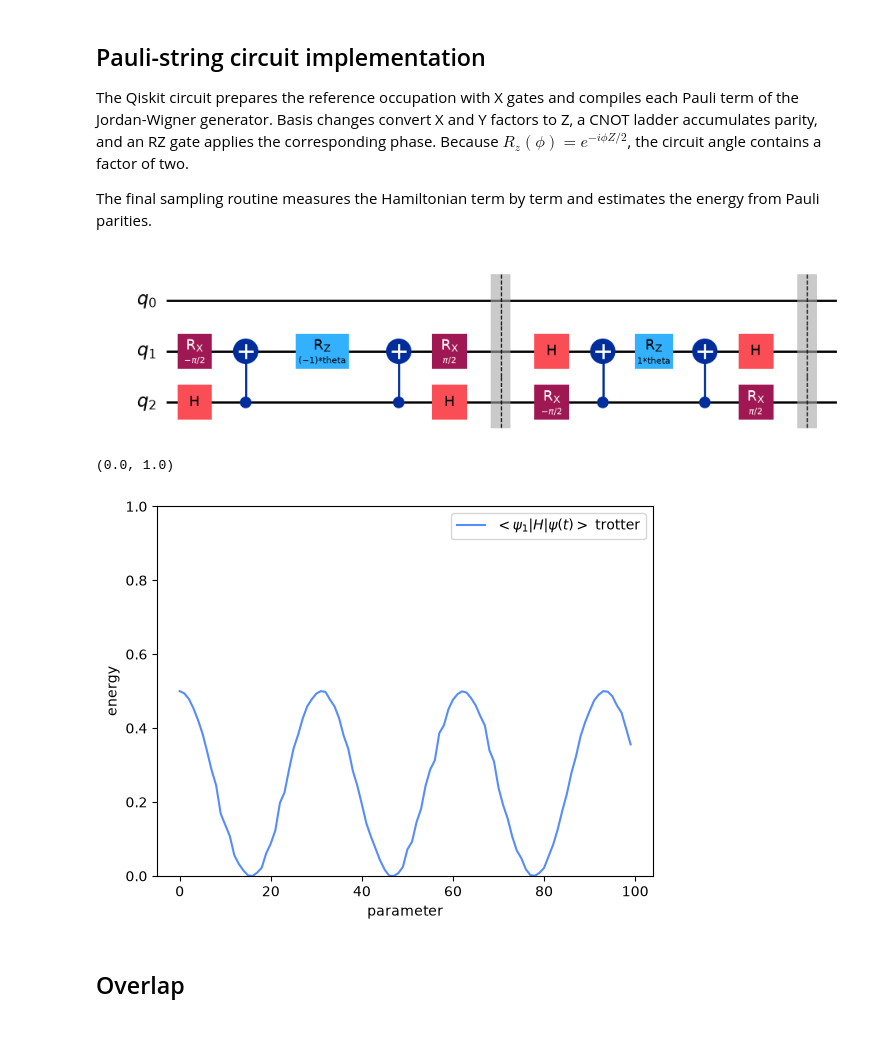
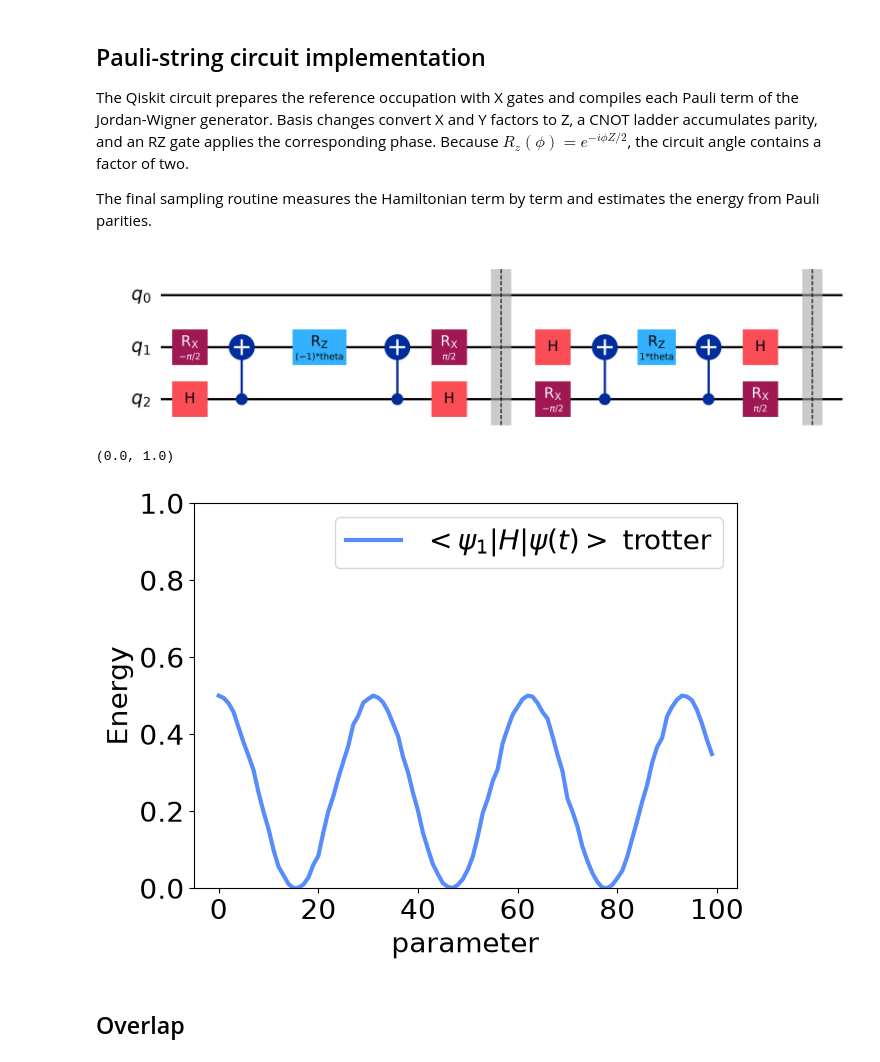
Before and after one commit to abelcarreras/CourseQuantumComputing, a Jupyter notebook: session_2/coupled_cluster.ipynb, the cells around one changed output. Cells and saved outputs as stored; diff of their text form; code cells hidden in the pictures; blank space fills up the shorter version.

```diff
--- a/session_2/coupled_cluster.ipynb
+++ b/session_2/coupled_cluster.ipynb
@@ -257,35 +265,35 @@ qc = QuantumCircuit(3)
 #qc.x(0)
 #qc.x(1)
 
 i_op = 0
 for op, coef in t_qubit.terms.items():
 
     for qubit, pauli in op:
         if pauli == 'X':
             qc.h(qubit)
         elif pauli == 'Y':
             qc.rx(-np.pi / 2, [qubit])
 
     for qubit, pauli in op[1:]:
         qc.cx(qubit, op[0][0])
 
     if len(op) > 0:
         qc.rz(2*theta * coef.imag, op[0][0])
 
     for qubit, pauli in reversed(op[1:]):
         qc.cx(qubit, op[0][0])
 
     for qubit, pauli in op:
         if pauli == 'X':
             qc.h(qubit)
         elif pauli == 'Y':
             qc.rx(np.pi / 2, [qubit])
 
     qc.barrier()
 
-qc.draw('mpl')
+qc.draw(output="mpl", scale=5.0)
 # %% [output]
-[figure, old version]
+[figure, new version]
 # %%
 from qiskit.primitives import StatevectorSampler
 
@@ -343,15 +351,20 @@ for t in np.linspace(0, 10, 100):
     energy = cost_function([t])
     trotter.append(energy)
 
-plt.plot(trotter, label='$<\psi_1 | H | \psi(t)>$ trotter')
+plt.figure(figsize=(7, 5))
+plt.plot(trotter, label='$<\psi_1 | H | \psi(t)>$ trotter', linewidth= 3)
 plt.legend()
 plt.xlabel('parameter')
 plt.ylabel('energy')
+plt.legend(fontsize=20)
+plt.tick_params(axis="both", labelsize=20)
+plt.xlabel('parameter',fontsize=20)
+plt.ylabel('Energy',fontsize=20)
 
 plt.ylim(0, 1)
 # %% [output]
 (0.0, 1.0)
-[figure, old version]
+[figure, new version]
 # %% [markdown]
 ## Overlap
 # %%
```
Also changed, not shown: parts of 5 cells of this notebook, 1 other file.
